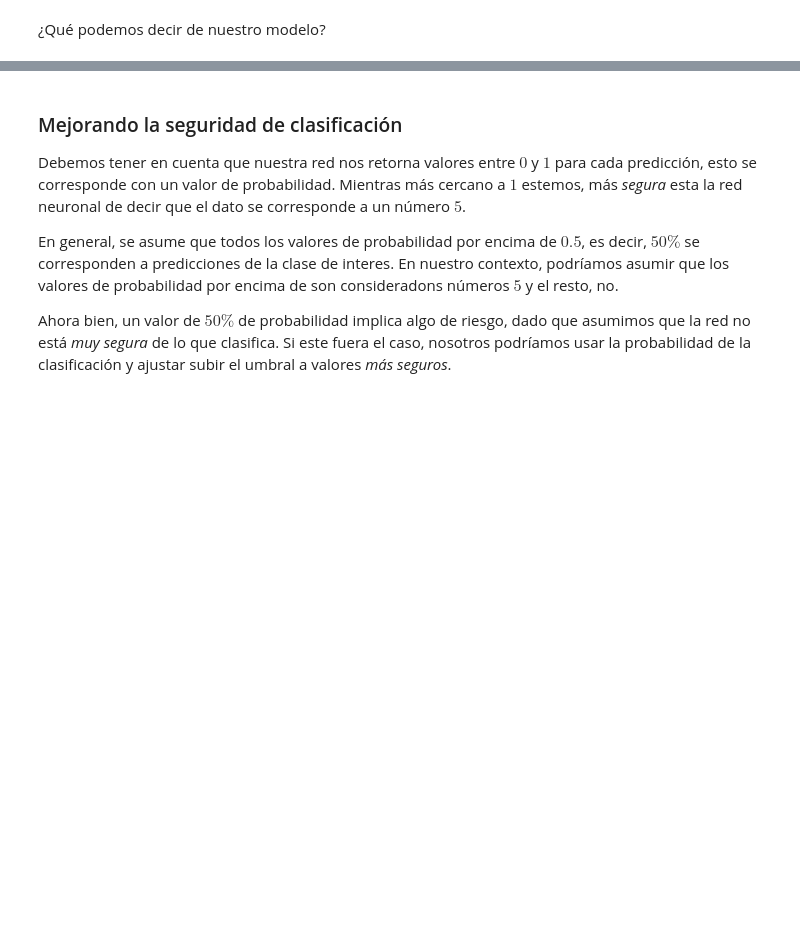
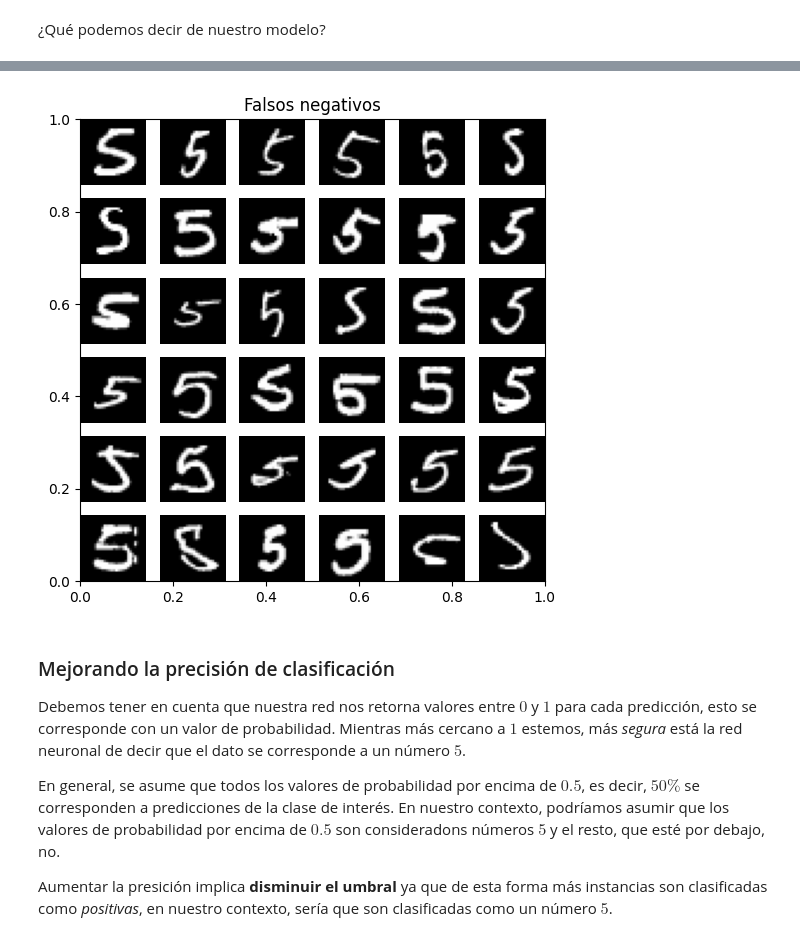
Before and after one commit to lucasbaldezzari/ann, a Jupyter notebook: mnist.ipynb, the cells around one changed output, grey strips where cells are left out. Cells and saved outputs as stored; diff of their text form; code cells hidden in the pictures; blank space fills up the shorter version.

```diff
--- a/mnist.ipynb
+++ b/mnist.ipynb
@@ -258,8 +280,15 @@ plt.show()
+# %%
+##grafico para falsos negativos
+filtro = ((y_test==1) & (y_pred==0)).reshape(len(X_test))
+X_test_fn = X_test[filtro,:]
+plotSomeNumbers(X_test_fn, cmap='gray', rows=6, cols=6, title="Falsos negativos")
+# %% [output]
+[figure, added]
 # %% [markdown]
-### Mejorando la seguridad de clasificación
+### Mejorando la precisión de clasificación
 
-Debemos tener en cuenta que nuestra red nos retorna valores entre $0$ y $1$ para cada predicción, esto se corresponde con un valor de probabilidad. Mientras más cercano a $1$ estemos, más *segura* esta la red neuronal de decir que el dato se corresponde a un número $5$.
+Debemos tener en cuenta que nuestra red nos retorna valores entre $0$ y $1$ para cada predicción, esto se corresponde con un valor de probabilidad. Mientras más cercano a $1$ estemos, más *segura* está la red neuronal de decir que el dato se corresponde a un número $5$.
 
-En general, se asume que todos los valores de probabilidad por encima de $0.5$, es decir, $50\%$ se corresponden a predicciones de la clase de interes. En nuestro contexto, podríamos asumir que los valores de probabilidad por encima de son consideradons números $5$ y el resto, no.
+En general, se asume que todos los valores de probabilidad por encima de $0.5$, es decir, $50\%$ se corresponden a predicciones de la clase de interés. En nuestro contexto, podríamos asumir que los valores de probabilidad por encima de $0.5$ son consideradons números $5$ y el resto, que esté por debajo, no.
 
-Ahora bien, un valor de $50\%$ de probabilidad implica algo de riesgo, dado que asumimos que la red no está *muy segura* de lo que clasifica. Si este fuera el caso, nosotros podríamos usar la probabilidad de la clasificación y ajustar subir el umbral a valores *más seguros*.
+Aumentar la presición implica **disminuir el umbral** ya que de esta forma más instancias son clasificadas como *positivas*, en nuestro contexto, sería que son clasificadas como un número $5$.
```
Also changed, not shown: parts of 22 cells of this notebook, 1 other file.
